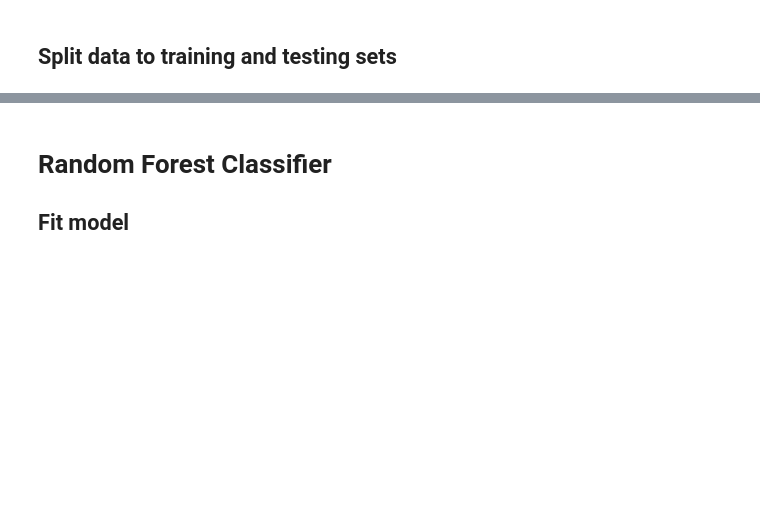
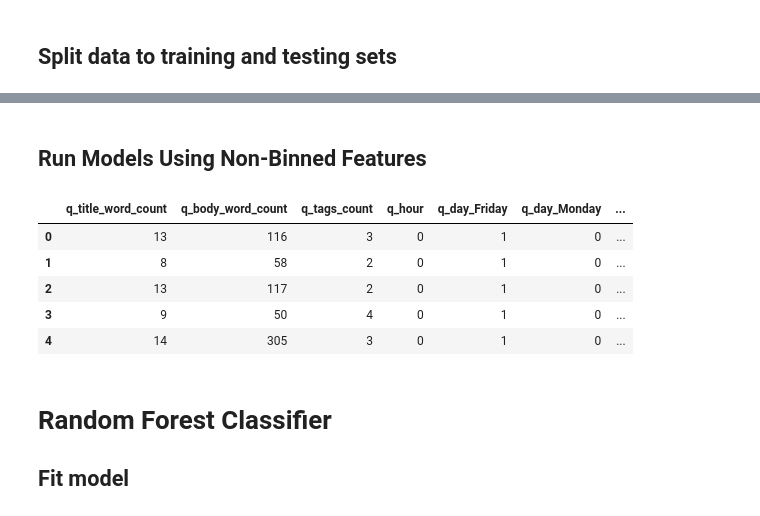
Before and after one commit to smanowar/final-project, a Jupyter notebook: Code/ML_RandomForest-EE-LogReg.ipynb, the cells around one changed output, grey strips where cells are left out. Saved outputs shown, nothing was run; the diff lists cells and outputs as text; code cells hidden in the pictures; blank space fills up the shorter version.

```diff
--- a/Code/ML_RandomForest-EE-LogReg.ipynb
+++ b/Code/ML_RandomForest-EE-LogReg.ipynb
@@ -124,3 +315,22 @@ Name: accepted_answer_duration_bin, dtype: int64
+# %% [markdown]
+## Run Models Using Non-Binned Features
+# %%
+# Create our features
+X = filter_df.drop(['accepted_answer_duration','accepted_answer_duration_bin','q_body_len_bin','q_title_word_count_bin'], axis=1)
+X = pd.get_dummies(X)
+
+# Create our target
+
+y = filter_df["accepted_answer_duration_bin"]
+
+X.head()
+# %% [output]
+|  | q_title_word_count | q_body_word_count | q_tags_count | q_hour | q_day_Friday | q_day_Monday | ... |
+| 0 | 13 | 116 | 3 | 0 | 1 | 0 | ... |
+| 1 | 8 | 58 | 2 | 0 | 1 | 0 | ... |
+| 2 | 13 | 117 | 2 | 0 | 1 | 0 | ... |
+| 3 | 9 | 50 | 4 | 0 | 1 | 0 | ... |
+| 4 | 14 | 305 | 3 | 0 | 1 | 0 | ... |
 # %%
 from sklearn.model_selection import train_test_split
 X_train, X_test, y_train, y_test = train_test_split(X,y,random_state=1,stratify=y)
```
Also changed, not shown: parts of 80 cells of this notebook, 2 other files.
